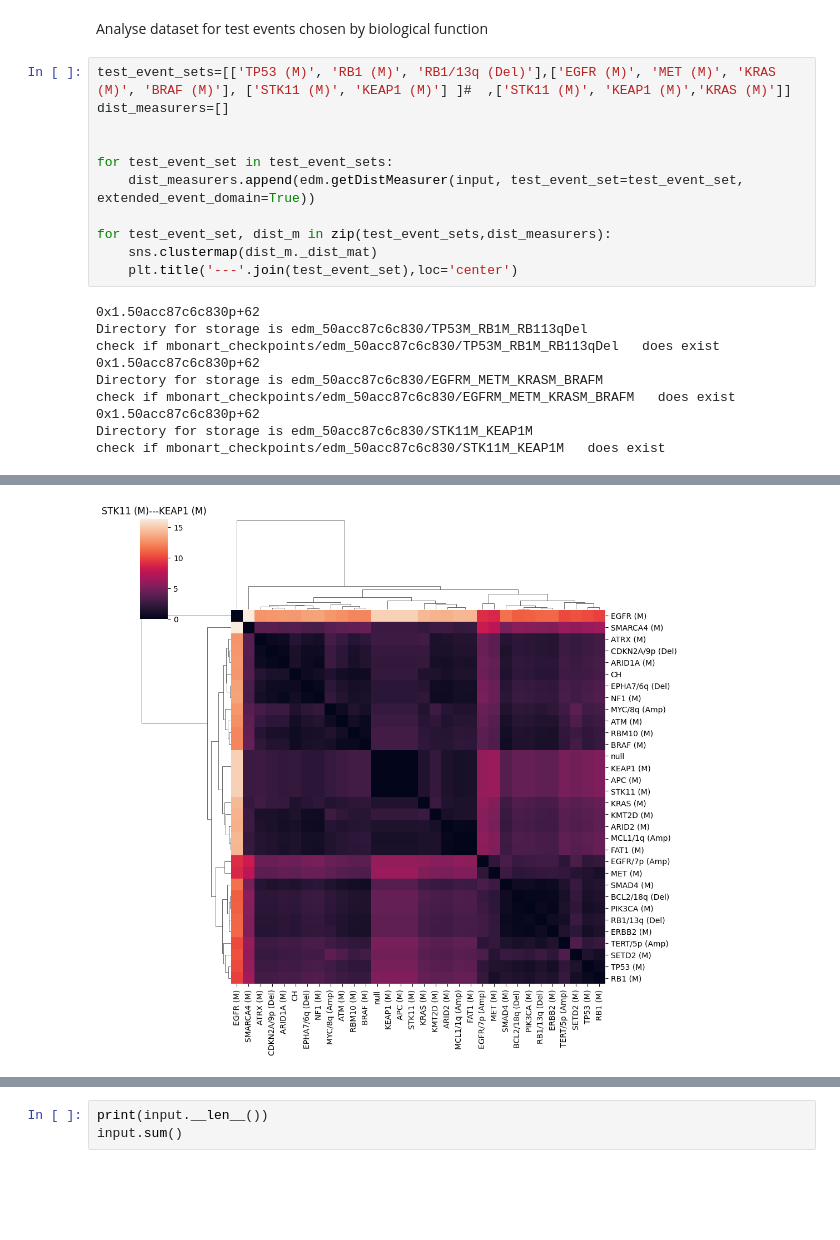
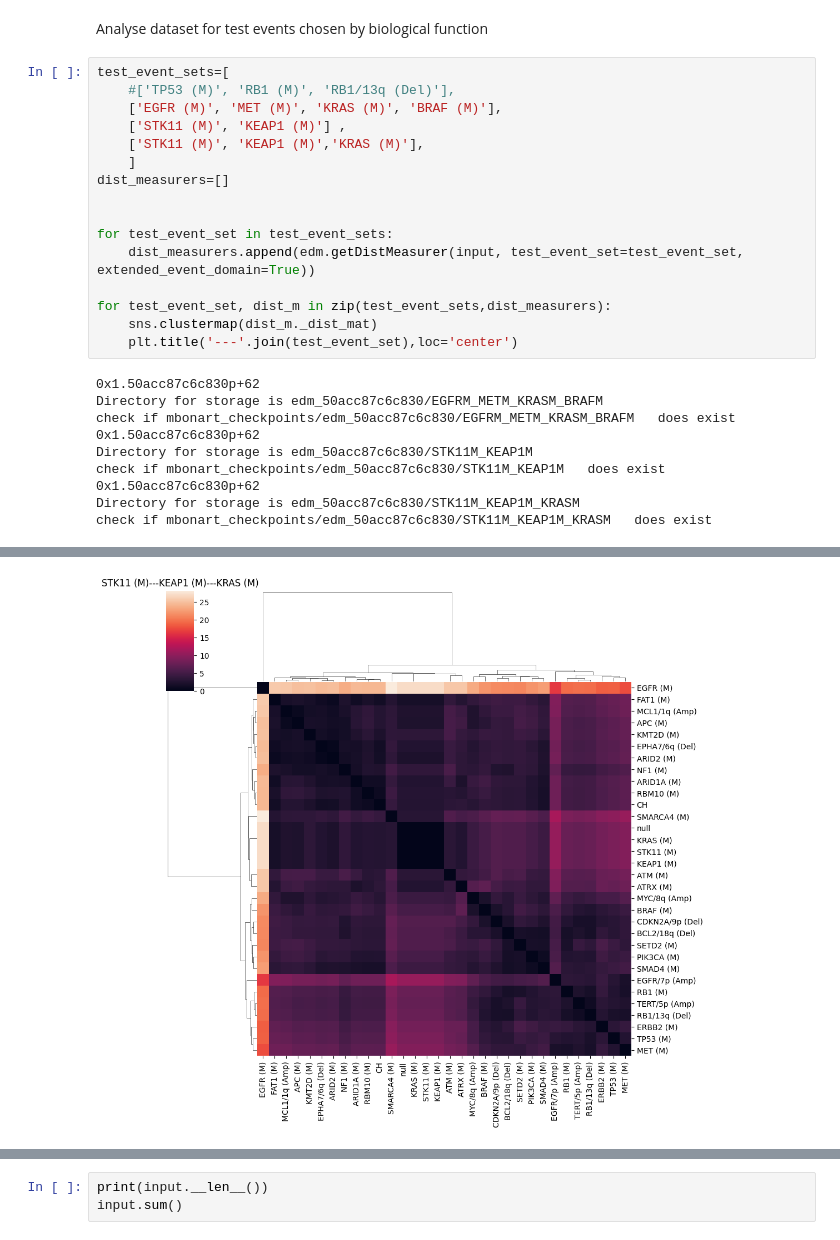
Before and after one commit to MichaelBonart/BachelorThesis, a Jupyter notebook: src/genie16_analysis.ipynb, the cells around one changed output, grey strips where cells are left out. Saved outputs shown, nothing was run; the diff lists cells and outputs as text; blank space fills up the shorter version.

```diff
--- a/src/genie16_analysis.ipynb
+++ b/src/genie16_analysis.ipynb
@@ -70,7 +70,12 @@ check if mbonart_checkpoints/edm_50acc87c6c830/TP53M_MCL11qAmp_TERT5pAmp_KRASM
 # %% [markdown]
 Analyse dataset for test events chosen by biological function
 # %%
-test_event_sets=[['TP53 (M)', 'RB1 (M)', 'RB1/13q (Del)'],['EGFR (M)', 'MET (M)', 'KRAS (M)', 'BRAF (M)'], ['STK11 (M)', 'KEAP1 (M)'] ]#  ,['STK11 (M)', 'KEAP1 (M)','KRAS (M)']]
+test_event_sets=[
+    #['TP53 (M)', 'RB1 (M)', 'RB1/13q (Del)'],
+    ['EGFR (M)', 'MET (M)', 'KRAS (M)', 'BRAF (M)'],
+    ['STK11 (M)', 'KEAP1 (M)'] ,
+    ['STK11 (M)', 'KEAP1 (M)','KRAS (M)'],
+    ]
 dist_measurers=[]
 
 
@@ -81,12 +86,12 @@ for test_event_set, dist_m in zip(test_event_sets,dist_measurers):
     sns.clustermap(dist_m._dist_mat)
     plt.title('---'.join(test_event_set),loc='center')
 # %% [output]
-0x1.50acc87c6c830p+62
-Directory for storage is edm_50acc87c6c830/TP53M_RB1M_RB113qDel
-check if mbonart_checkpoints/edm_50acc87c6c830/TP53M_RB1M_RB113qDel   does exist
 0x1.50acc87c6c830p+62
 Directory for storage is edm_50acc87c6c830/EGFRM_METM_KRASM_BRAFM
 check if mbonart_checkpoints/edm_50acc87c6c830/EGFRM_METM_KRASM_BRAFM   does exist
 0x1.50acc87c6c830p+62
 Directory for storage is edm_50acc87c6c830/STK11M_KEAP1M
 check if mbonart_checkpoints/edm_50acc87c6c830/STK11M_KEAP1M   does exist
+0x1.50acc87c6c830p+62
+Directory for storage is edm_50acc87c6c830/STK11M_KEAP1M_KRASM
+check if mbonart_checkpoints/edm_50acc87c6c830/STK11M_KEAP1M_KRASM   does exist
@@ -95,4 +100,4 @@ check if mbonart_checkpoints/edm_50acc87c6c830/STK11M_KEAP1M   does exist
-[figure, old version]
+[figure, new version]
 # %%
 dist_measurers[0]._mhns['EGFR (M)'].plot()
 
```
Also changed, not shown: parts of 5 cells of this notebook, 3 other files.
